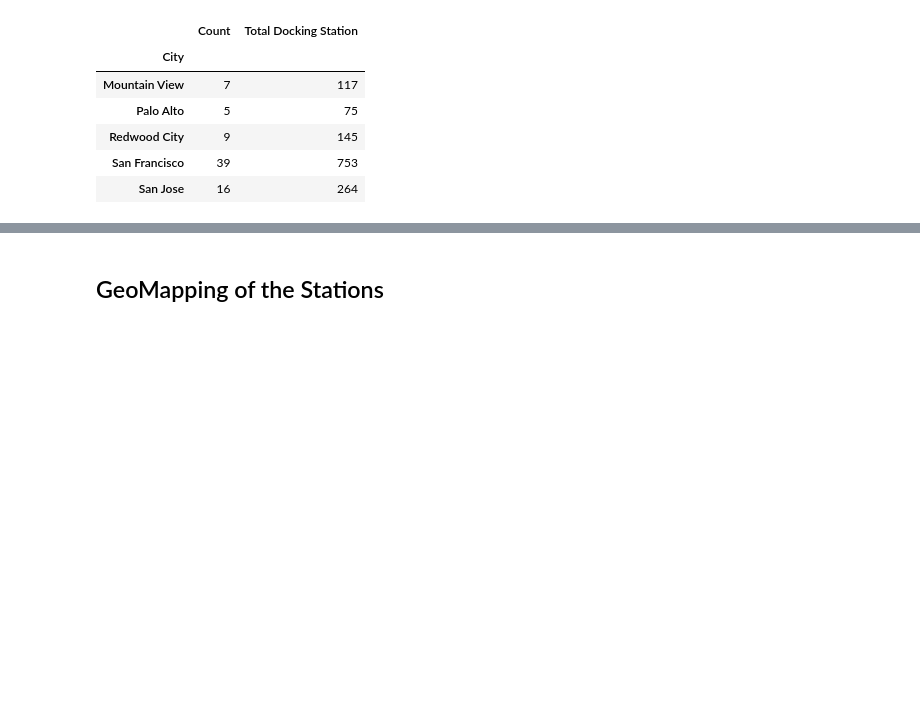
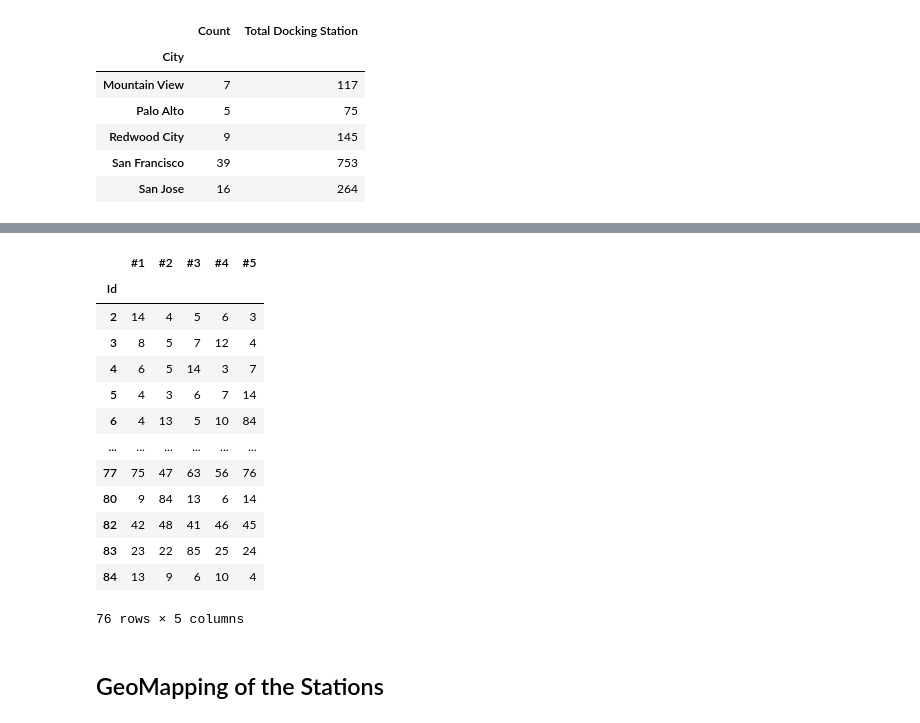
Before and after one commit to adrienbuche-27/bikerental-prediction, a Jupyter notebook: 01 - Data Exploration.ipynb, the cells around one changed output, grey strips where cells are left out. Cells and saved outputs as stored; diff of their text form; code cells hidden in the pictures; blank space fills up the shorter version.

```diff
--- a/01 - Data Exploration.ipynb
+++ b/01 - Data Exploration.ipynb
@@ -59,3 +137,27 @@ summary_station
+# %%
+def get_top_k_nearest_stations(df, k):
+
+    data=df.columns.values[np.argsort(df.values, axis=1)]
+    cols = ["#{}".format(n) for n in np.arange(1, k+1)]
+
+    return pd.DataFrame(data[:, 1:k+1], index= df.index, columns=cols)
+# %%
+get_top_k_nearest_stations(distances_stations, 5)
+# %% [output]
+|  | #1 | #2 | #3 | #4 | #5 |
+| Id |  |  |  |  |  |
+| 2 | 14 | 4 | 5 | 6 | 3 |
+| 3 | 8 | 5 | 7 | 12 | 4 |
+| 4 | 6 | 5 | 14 | 3 | 7 |
+| 5 | 4 | 3 | 6 | 7 | 14 |
+| 6 | 4 | 13 | 5 | 10 | 84 |
+| ... | ... | ... | ... | ... | ... |
+| 77 | 75 | 47 | 63 | 56 | 76 |
+| 80 | 9 | 84 | 13 | 6 | 14 |
+| 82 | 42 | 48 | 41 | 46 | 45 |
+| 83 | 23 | 22 | 85 | 25 | 24 |
+| 84 | 13 | 9 | 6 | 10 | 4 |
+76 rows × 5 columns
 # %% [markdown]
 ## GeoMapping of the Stations
 # %%
```
Also changed, not shown: parts of 39 cells of this notebook, 1 other file.
